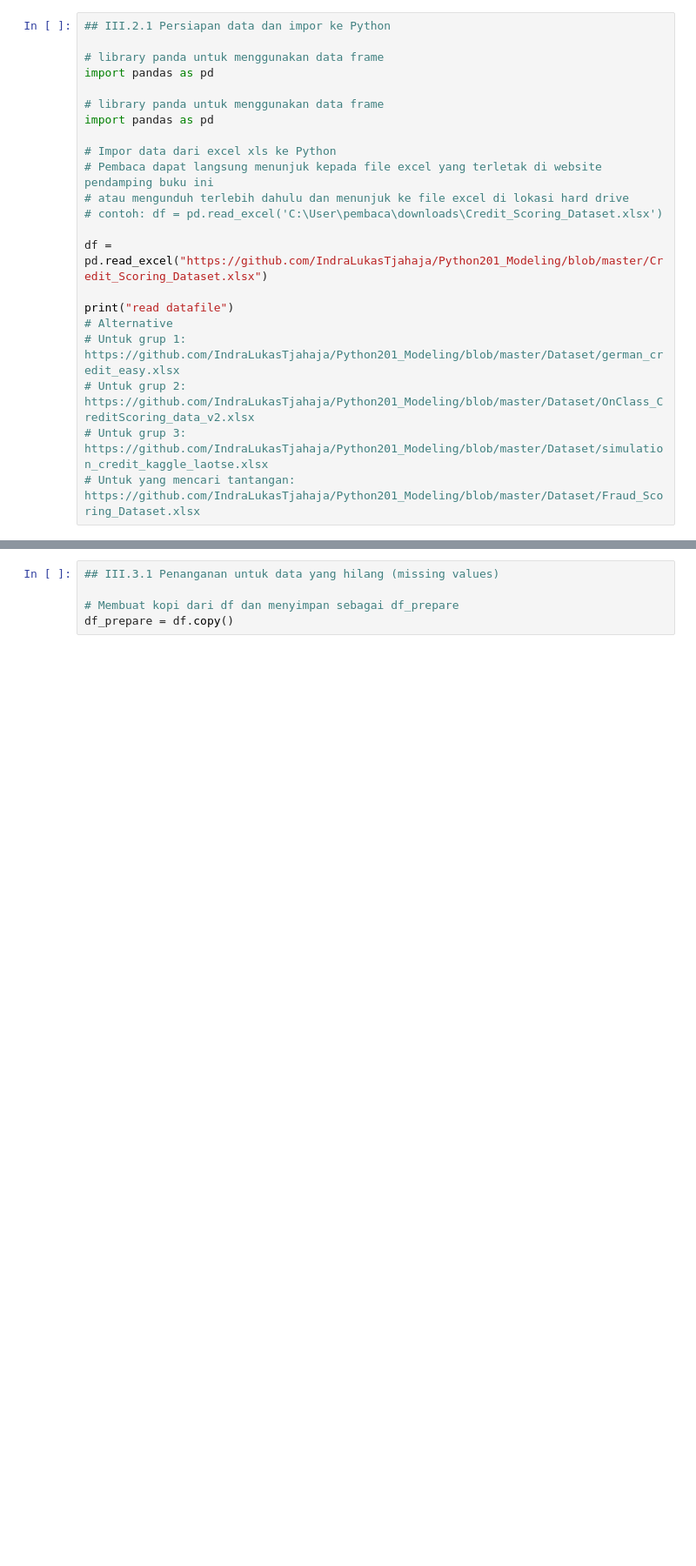
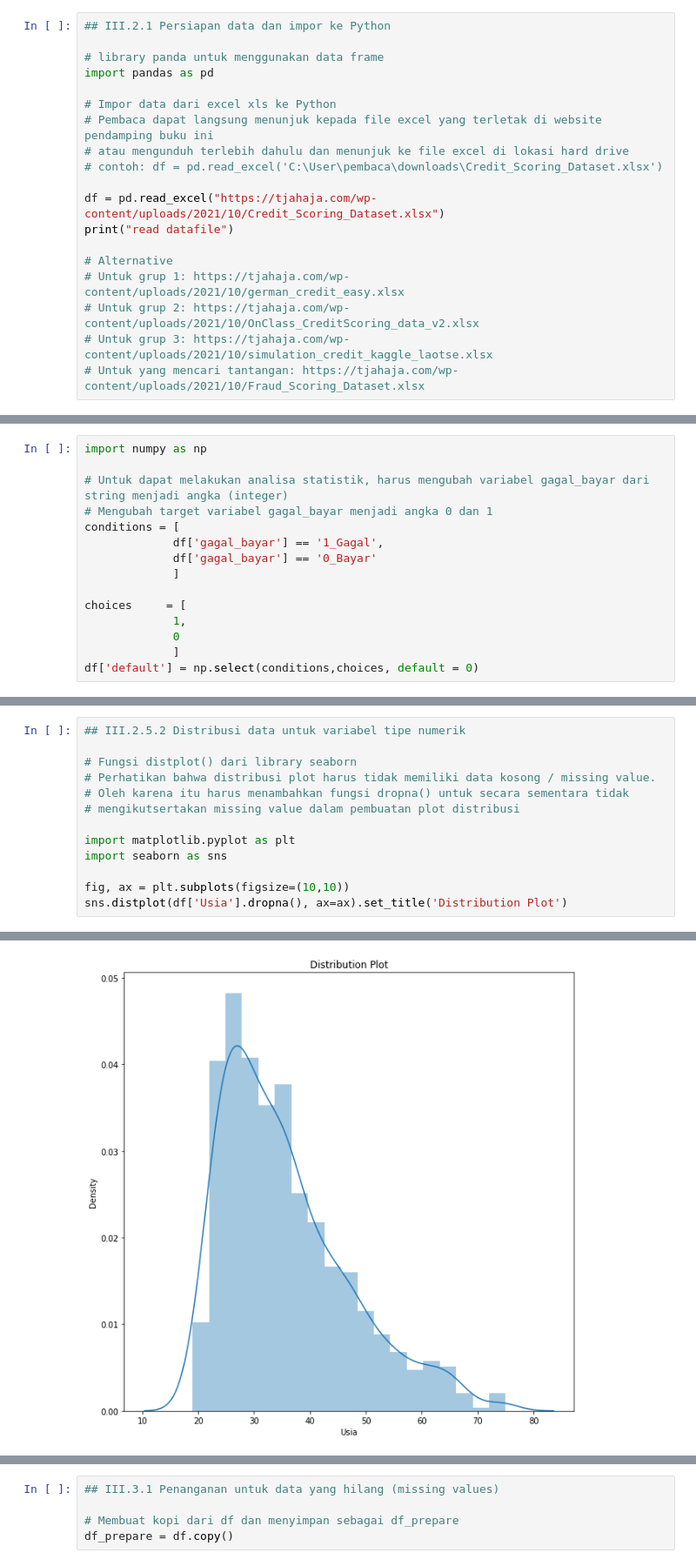
Before and after one commit to IndraLukasTjahaja/Python201_Modeling, a Jupyter notebook: Credit_Risk_In_Banking_Fintech.ipynb, the cells around one changed output, grey strips where cells are left out. Shown at 87% size. Drawn from its saved outputs; the diff is of its cells as text; blank space fills up the shorter version.

```diff
--- a/Credit_Risk_In_Banking_Fintech.ipynb
+++ b/Credit_Risk_In_Banking_Fintech.ipynb
@@ -9,8 +9,5 @@ Karena data tersedia di website tjahaja, maka kita dapat langsung run dari Googl
 # %%
 ## III.2.1 Persiapan data dan impor ke Python
-
-# library panda untuk menggunakan data frame
-import pandas as pd
 
 # library panda untuk menggunakan data frame
 import pandas as pd
@@ -20,12 +17,12 @@ import pandas as pd
 # atau mengunduh terlebih dahulu dan menunjuk ke file excel di lokasi hard drive
 # contoh: df = pd.read_excel('C:\User\pembaca\downloads\Credit_Scoring_Dataset.xlsx')
 
-df = pd.read_excel("https://github.com/IndraLukasTjahaja/Python201_Modeling/blob/master/Credit_Scoring_Dataset.xlsx")
+df = pd.read_excel("https://tjahaja.com/wp-content/uploads/2021/10/Credit_Scoring_Dataset.xlsx")
+print("read datafile")
 
-print("read datafile")
 # Alternative
-# Untuk grup 1: https://github.com/IndraLukasTjahaja/Python201_Modeling/blob/master/Dataset/german_credit_easy.xlsx
-# Untuk grup 2: https://github.com/IndraLukasTjahaja/Python201_Modeling/blob/master/Dataset/OnClass_CreditScoring_data_v2.xlsx
-# Untuk grup 3: https://github.com/IndraLukasTjahaja/Python201_Modeling/blob/master/Dataset/simulation_credit_kaggle_laotse.xlsx
-# Untuk yang mencari tantangan: https://github.com/IndraLukasTjahaja/Python201_Modeling/blob/master/Dataset/Fraud_Scoring_Dataset.xlsx
+# Untuk grup 1: https://tjahaja.com/wp-content/uploads/2021/10/german_credit_easy.xlsx
+# Untuk grup 2: https://tjahaja.com/wp-content/uploads/2021/10/OnClass_CreditScoring_data_v2.xlsx
+# Untuk grup 3: https://tjahaja.com/wp-content/uploads/2021/10/simulation_credit_kaggle_laotse.xlsx
+# Untuk yang mencari tantangan: https://tjahaja.com/wp-content/uploads/2021/10/Fraud_Scoring_Dataset.xlsx
 # %% [output]
@@ -117,0 +90,15 @@ df.boxplot(by='default',column=['age'])
+# %%
+import numpy as np
+
+# Untuk dapat melakukan analisa statistik, harus mengubah variabel gagal_bayar dari string menjadi angka (integer)
+# Mengubah target variabel gagal_bayar menjadi angka 0 dan 1
+conditions = [
+             df['gagal_bayar'] == '1_Gagal',
+             df['gagal_bayar'] == '0_Bayar'
+             ]
+
+choices     = [
+             1,
+             0
+             ]
+df['default'] = np.select(conditions,choices, default = 0)
@@ -117,0 +203,14 @@ df.boxplot(by='default',column=['age'])
+# %%
+## III.2.5.2 Distribusi data untuk variabel tipe numerik
+
+# Fungsi distplot() dari library seaborn
+# Perhatikan bahwa distribusi plot harus tidak memiliki data kosong / missing value.
+# Oleh karena itu harus menambahkan fungsi dropna() untuk secara sementara tidak
+# mengikutsertakan missing value dalam pembuatan plot distribusi
+
+import matplotlib.pyplot as plt
+import seaborn as sns
+
+fig, ax = plt.subplots(figsize=(10,10))
+sns.distplot(df['Usia'].dropna(), ax=ax).set_title('Distribution Plot')
+# %% [output]
@@ -117,0 +218 @@ df.boxplot(by='default',column=['age'])
+[figure, added]
```
Also changed, not shown: parts of 90 cells of this notebook.
